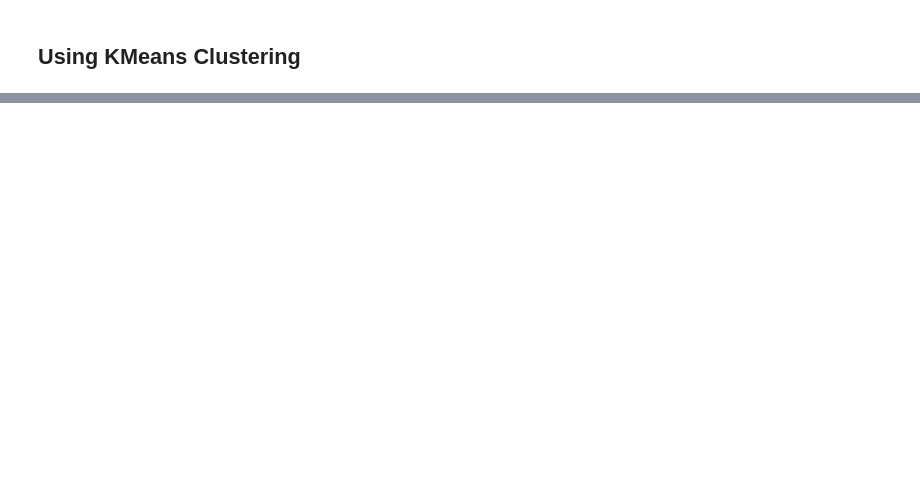
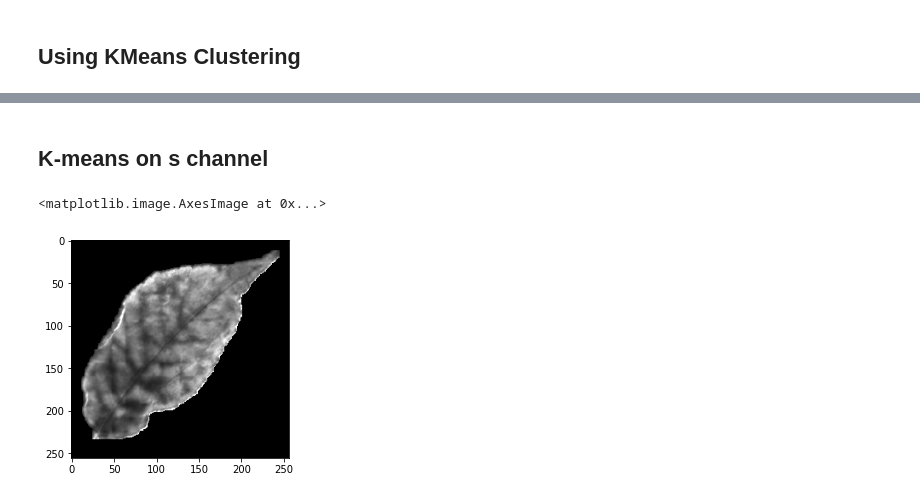
Before and after one commit to ascii-monk123/PhytoMonk, a Jupyter notebook: Notebooks/Detection/Powdery Mildew Detection.ipynb, the cells around one changed output, grey strips where cells are left out. Drawn from its saved outputs; the diff is of its cells as text; code cells hidden in the pictures; blank space fills up the shorter version.

```diff
--- a/Notebooks/Detection/Powdery Mildew Detection.ipynb
+++ b/Notebooks/Detection/Powdery Mildew Detection.ipynb
@@ -342,0 +348,9 @@ plt.imshow(image)
+# %% [markdown]
+<h2> K-means on s channel</h2>
+# %%
+hsv = cv2.cvtColor(leaf, cv2.COLOR_RGB2HSV)
+
+plt.imshow(hsv[:, :, 1], cmap = 'gray')
+# %% [output]
+<matplotlib.image.AxesImage at 0x...>
+[figure, added]
```
Also changed, not shown: parts of 21 cells of this notebook, 3 other files.
